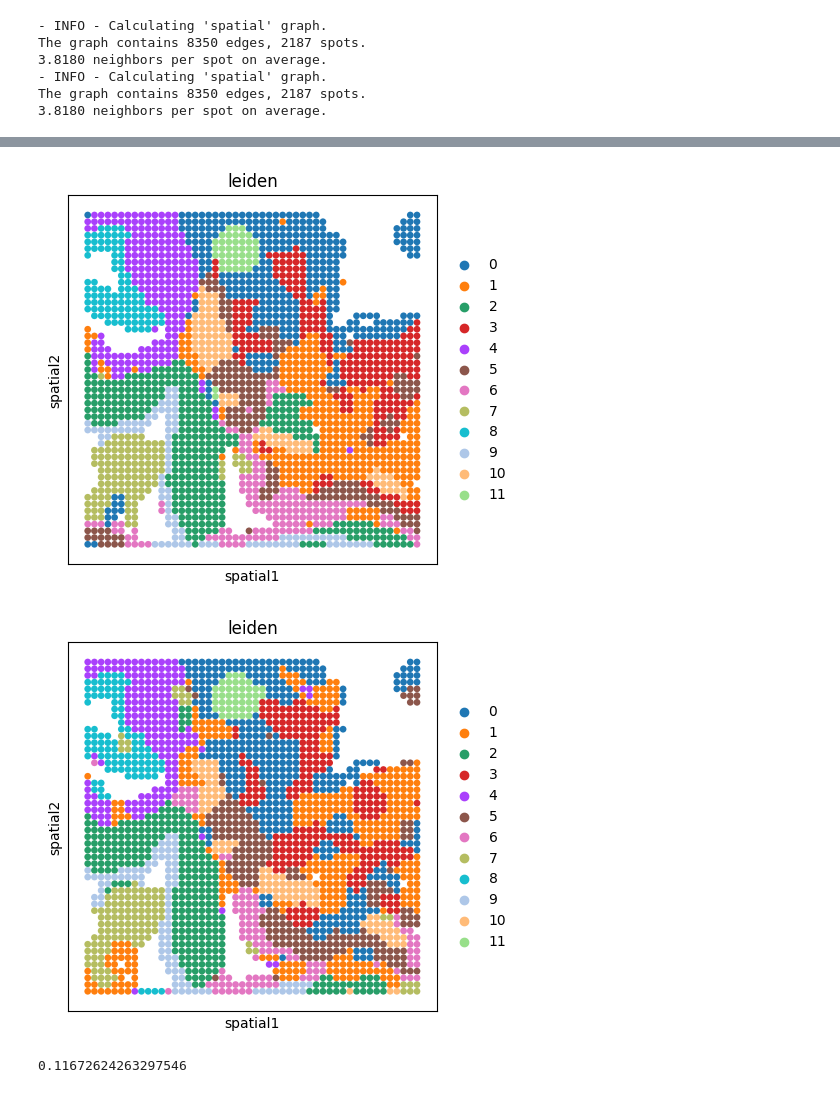
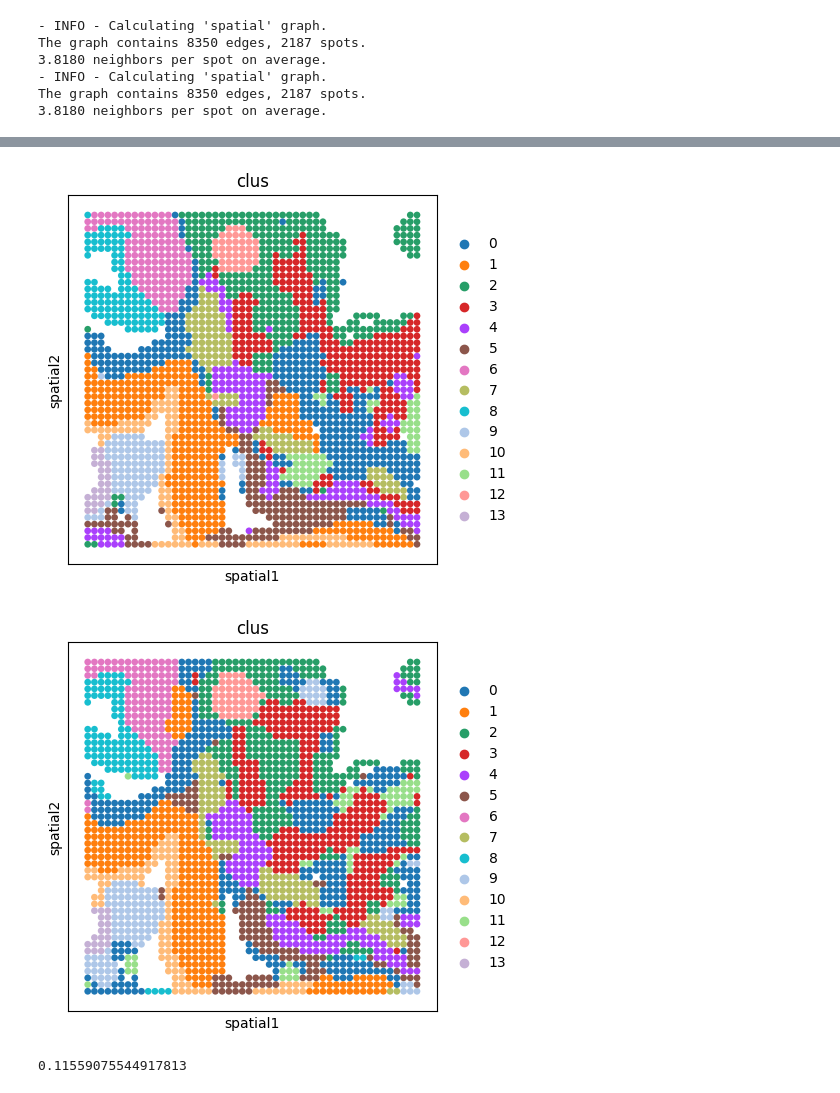
Before and after one commit to zzli123/SWITCH, a Jupyter notebook: Benchmark/SWITCH/Tutorial1.ipynb, the cells around one changed output, grey strips where cells are left out. Drawn from its saved outputs; the diff is of its cells as text; code cells hidden in the pictures.

```diff
--- a/Benchmark/SWITCH/Tutorial1.ipynb
+++ b/Benchmark/SWITCH/Tutorial1.ipynb
@@ -81,6 +81,8 @@ The graph contains 8350 edges, 2187 spots.
 The graph contains 8350 edges, 2187 spots.
 3.8180 neighbors per spot on average.
 # %%
-model = SWITCH(adatas={"rna": rna, "atac": atac}, vertices=sorted(guidance_hvf.nodes), dropout=0.25)
+model = sw.SWITCH(adatas={"rna": rna, "atac": atac},
+                  vertices=sorted(guidance_hvf.nodes),
+                  dropout=0.25,)
 # %% [output]
 - INFO - Set random seed to 0
@@ -88,3 +90,5 @@ model = SWITCH(adatas={"rna": rna, "atac": atac}, vertices=sorted(guidance_hvf.n
 # %%
-model.compile(lam_graph=0.35, lam_align=0.3, TTUR=0.25)
+model.compile(lam_graph=0.35,
+              lam_align=0.3,
+              dsc_lr=5e-5,)
 # %%
@@ -109,5 +102,8 @@ model.pretrain(adatas={"rna": rna, "atac": atac}, graph=guidance_hvf, max_epochs
 - INFO - Model pretrain done.
 # %%
-model.train(adatas={"rna": rna, "atac": atac}, graph=guidance_hvf, max_epochs=800, dsc_k=8)
+model.train(adatas={"rna": rna, "atac": atac},
+            graph=guidance_hvf,
+            max_epochs=800,
+            dsc_k=12)
 # %% [output]
 - INFO - Training with full batch.
@@ -122 +110,3 @@ model.train(adatas={"rna": rna, "atac": atac}, graph=guidance_hvf, max_epochs=80
 - INFO - Model training done.
+# %%
+model.load("/mnt/datadisk/lizhongzhan/SpaMultiOmics/SCRIPT/Figure1/SWITCH/T1_test/model_3.pth") # 2, 3, 15, 27, 33, 41, 45, 46
@@ -145,10 +135,8 @@ sc.pl.umap(combined, color="leiden")
 t_rna = combined[combined.obs["omics"]=="0",]
 t_atac = combined[combined.obs["omics"]=="1",]
 # %%
-sc.pl.spatial(t_rna, color="leiden",spot_size=1)
-sc.pl.spatial(t_atac, color="leiden",spot_size=1)
-# sc.pl.spatial(atac, color="paired",spot_size=1)
-# sc.pl.spatial(t_atac, color="RNA_clusters",spot_size=1)
+sc.pl.spatial(t_rna, color="clus",spot_size=1)
+sc.pl.spatial(t_atac, color="clus",spot_size=1)
 # %% [output]
-[figure, old version]
+[figure, new version]
-[figure, old version]
+[figure, new version]
@@ -168,8 +143,8 @@ def foscttm(
 # %%
-x=foscttm(t_rna.obsm["SWITCH"], t_atac.obsm["SWITCH"])
+x=sw.metrics.foscttm(t_rna.obsm["SWITCH"], t_atac.obsm["SWITCH"])
 x
 # %% [output]
-0.11672624263297546
+0.11559075544917813
 # %%
 # import pandas as pd
 # cluster = combined.obs['leiden']
```
Also changed, not shown: parts of 16 cells of this notebook.
